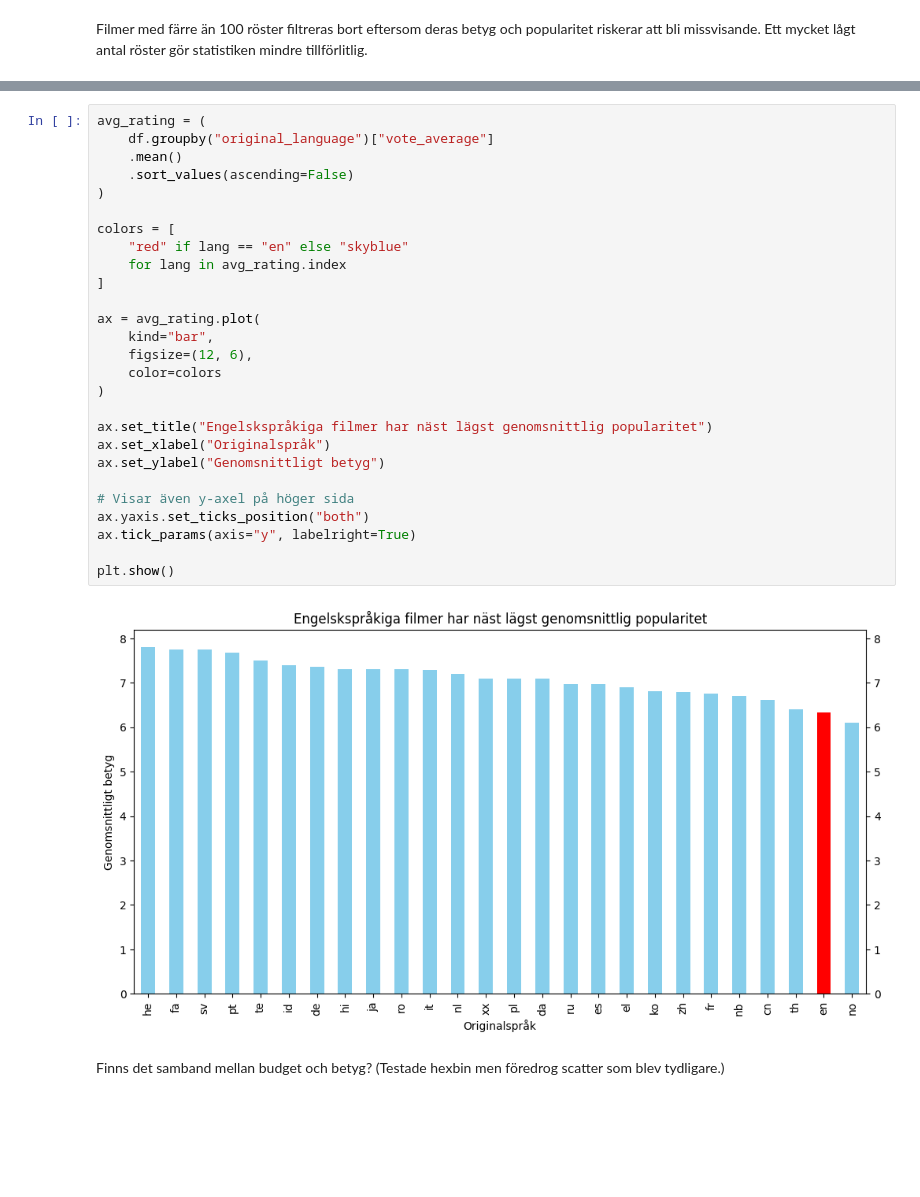
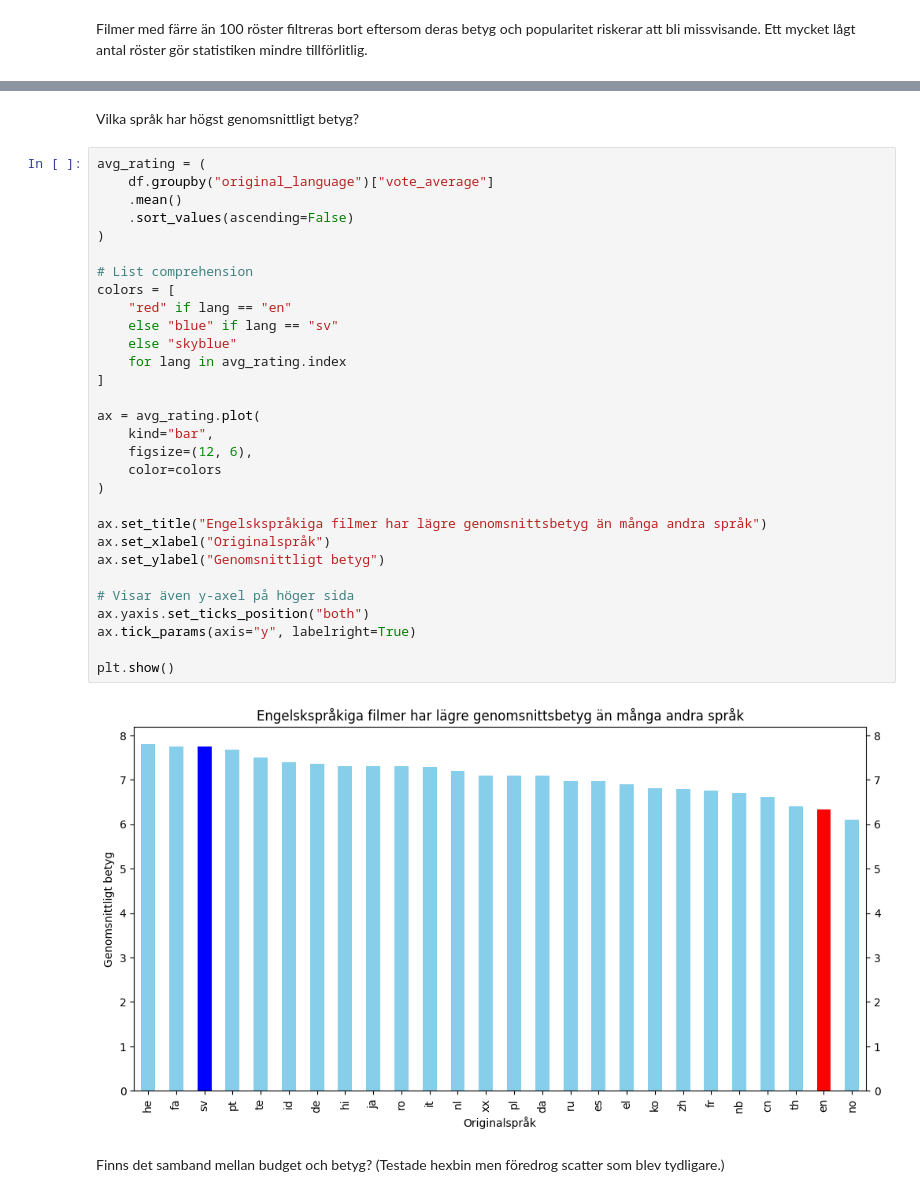
Before and after one commit to lakevalley/kk1-pythonai, a Jupyter notebook: my_notebook.ipynb, the cells around one changed output, grey strips where cells are left out. Cells and saved outputs as stored; diff of their text form; blank space fills up the shorter version.

Commit message:
Lagt till ett fjärde diagram och justerat texter

```diff
--- a/my_notebook.ipynb
+++ b/my_notebook.ipynb
@@ -51,32 +164,37 @@ Vilka språk har högst genomsnittligt betyg?
+# %% [markdown]
+Vilka språk har högst genomsnittligt betyg?
 # %%
 avg_rating = (
     df.groupby("original_language")["vote_average"]
     .mean()
     .sort_values(ascending=False)
 )
 
+# List comprehension
 colors = [
-    "red" if lang == "en" else "skyblue"
+    "red" if lang == "en"
+    else "blue" if lang == "sv"
+    else "skyblue"
     for lang in avg_rating.index
 ]
 
 ax = avg_rating.plot(
     kind="bar",
     figsize=(12, 6),
     color=colors
 )
 
-ax.set_title("Engelskspråkiga filmer har näst lägst genomsnittlig popularitet")
+ax.set_title("Engelskspråkiga filmer har lägre genomsnittsbetyg än många andra språk")
 ax.set_xlabel("Originalspråk")
 ax.set_ylabel("Genomsnittligt betyg")
 
 # Visar även y-axel på höger sida
 ax.yaxis.set_ticks_position("both")
 ax.tick_params(axis="y", labelright=True)
 
 plt.show()
 # %% [output]
-[figure, old version]
+[figure, new version]
 # %% [markdown]
 Finns det samband mellan budget och betyg?
 (Testade hexbin men föredrog scatter som blev tydligare.)
```
Also changed, not shown: parts of 19 cells of this notebook.
